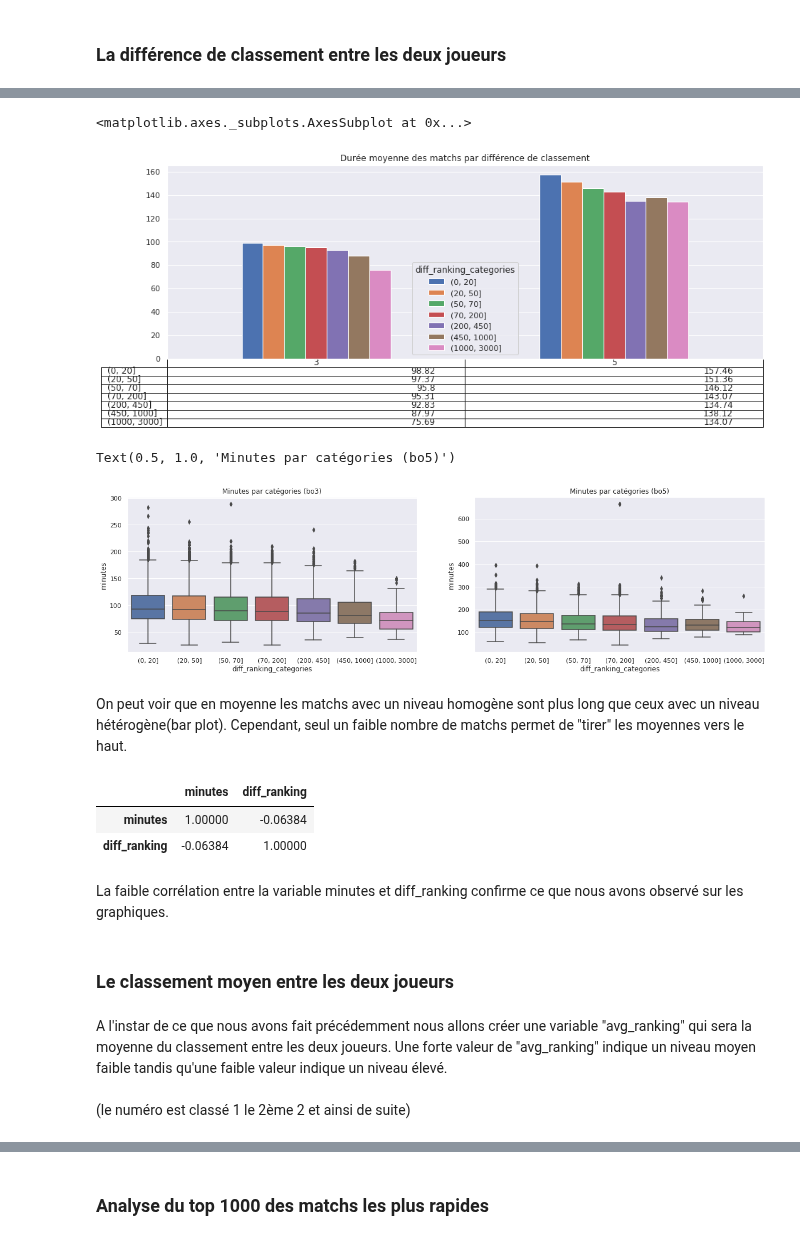
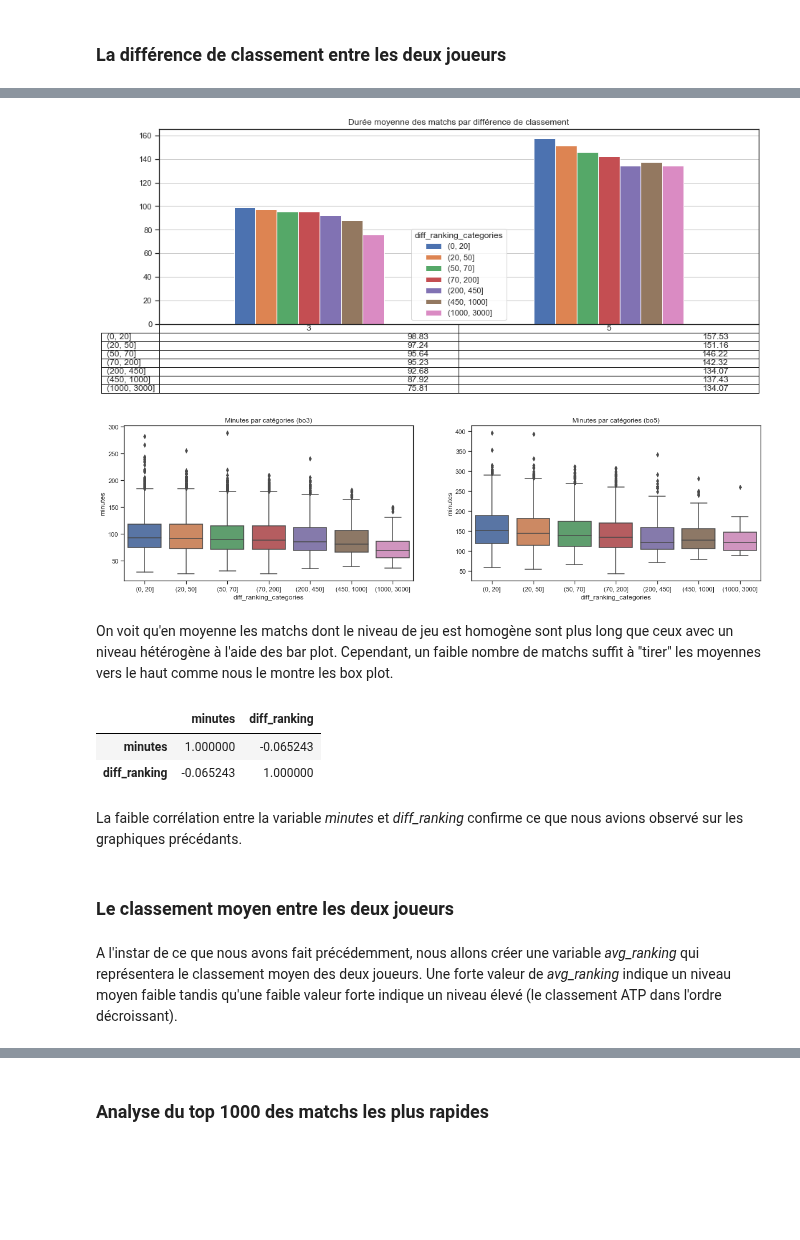
Before and after one commit to CesarRoaldes/tennis_match_time, a Jupyter notebook: EDA.ipynb, the cells around one changed output, grey strips where cells are left out. Cells and saved outputs as stored; diff of their text form; code cells hidden in the pictures; blank space fills up the shorter version.

```diff
--- a/EDA.ipynb
+++ b/EDA.ipynb
@@ -19,4 +19,4 @@ import matplotlib.pyplot as plt
 import seaborn as sns
 import numpy as np
 import os
-os.path.abspath('')
+PATH = os.path.abspath('')
@@ -35,4 +36,2 @@ sns.set_style("ticks")
 # %% [raw]
 PATH = '/home/cesar/Desktop/data/'
-# %%
-PATH = '/home/steve/Documents/ENSAE/Projet_ML_Tennis/Data/tennis_atp/'
@@ -39,5 +40,5 @@ PATH = '/home/steve/Documents/ENSAE/Projet_ML_Tennis/Data/tennis_atp/'
 # %%
-data = pd.read_csv(PATH+'atp_matches_2010.csv')
-for annee in range(2000, 2020):
-    data = pd.concat([data, pd.read_csv(PATH+'atp_matches_'+str(annee)+'.csv')], axis=0, sort=False)
+data = pd.read_csv(PATH+'/tennis_atp/atp_matches_2000.csv')
+for annee in range(2001, 2020):
+    data = pd.concat([data, pd.read_csv(PATH+'/tennis_atp/atp_matches_'+str(annee)+'.csv')], axis=0, sort=False)
 # %% [markdown]
@@ -412,32 +406,32 @@ data.groupby(['best_of', 'diff_ranking_categories'])['minutes'].mean().unstack()
                                                                       table=np.round(data.groupby(['best_of', 'diff_ranking_categories'])['minutes'].mean().unstack().transpose(), 2)
                                                                       , grid=True, ax=ax
                                                                        , title='Durée moyenne des matchs par différence de classement')
+plt.show()
 # %% [output]
-<matplotlib.axes._subplots.AxesSubplot at 0x...>
-[figure, old version]
+[figure, new version]
 # %%
 fig, axes = plt.subplots(1, 2, figsize=(20,5))
-sns.boxplot(x="diff_ranking_categories", y="minutes", data=data[data['best_of']==3], ax=axes[0]).set_title('Minutes par catégories (bo3)')
-sns.boxplot(x="diff_ranking_categories", y="minutes", data=data[data['best_of']==5], ax=axes[1]).set_title('Minutes par catégories (bo5)')
+sns.boxplot(x="diff_ranking_categories", y="minutes", data=data[data['best_of']==3],
+            ax=axes[0]).set_title('Minutes par catégories (bo3)')
+sns.boxplot(x="diff_ranking_categories", y="minutes", data=data[data['best_of']==5],
+            ax=axes[1]).set_title('Minutes par catégories (bo5)')
+plt.show()
 # %% [output]
-Text(0.5, 1.0, 'Minutes par catégories (bo5)')
-[figure, old version]
+[figure, new version]
 # %% [markdown]
-On peut voir que en moyenne les matchs avec un niveau homogène sont plus long que ceux avec un niveau hétérogène(bar plot). Cependant, seul un faible nombre de matchs permet de "tirer" les moyennes vers le haut.
+On voit qu'en moyenne les matchs dont le niveau de jeu est homogène sont plus long que ceux avec un niveau hétérogène à l'aide des bar plot. Cependant, un faible nombre de matchs suffit à "tirer" les moyennes vers le haut comme nous le montre les box plot.
 # %%
 data[['minutes', 'diff_ranking']].corr()
 # %% [output]
 |  | minutes | diff_ranking |
-| minutes | 1.00000 | -0.06384 |
-| diff_ranking | -0.06384 | 1.00000 |
+| minutes | 1.000000 | -0.065243 |
+| diff_ranking | -0.065243 | 1.000000 |
 # %% [markdown]
-La faible corrélation entre la variable minutes et diff_ranking confirme ce que nous avons observé sur les graphiques.
+La faible corrélation entre la variable _minutes_ et _diff_ranking_ confirme ce que nous avions observé sur les graphiques précédants.
 # %% [markdown]
 ### Le classement moyen entre les deux joueurs
 # %% [markdown]
-A l'instar de ce que nous avons fait précédemment nous allons créer une variable "avg_ranking" qui sera la moyenne du classement entre les deux joueurs. Une forte valeur de "avg_ranking" indique un niveau moyen faible tandis qu'une faible valeur indique un niveau élevé.<br>
-<br>
-(le numéro est classé 1 le 2ème 2 et ainsi de suite)
+A l'instar de ce que nous avons fait précédemment, nous allons créer une variable _avg_ranking_ qui représentera le classement  moyen des deux joueurs. Une forte valeur de _avg_ranking_ indique un niveau moyen faible tandis qu'une faible valeur forte indique un niveau élevé (le classement ATP dans l'ordre décroissant).
 # %%
 data['avg_ranking'] = data.apply(lambda x: (x.winner_rank + x.loser_rank)/2, axis=1)
 # %%
```
Also changed, not shown: parts of 60 cells of this notebook, 22 other files.
